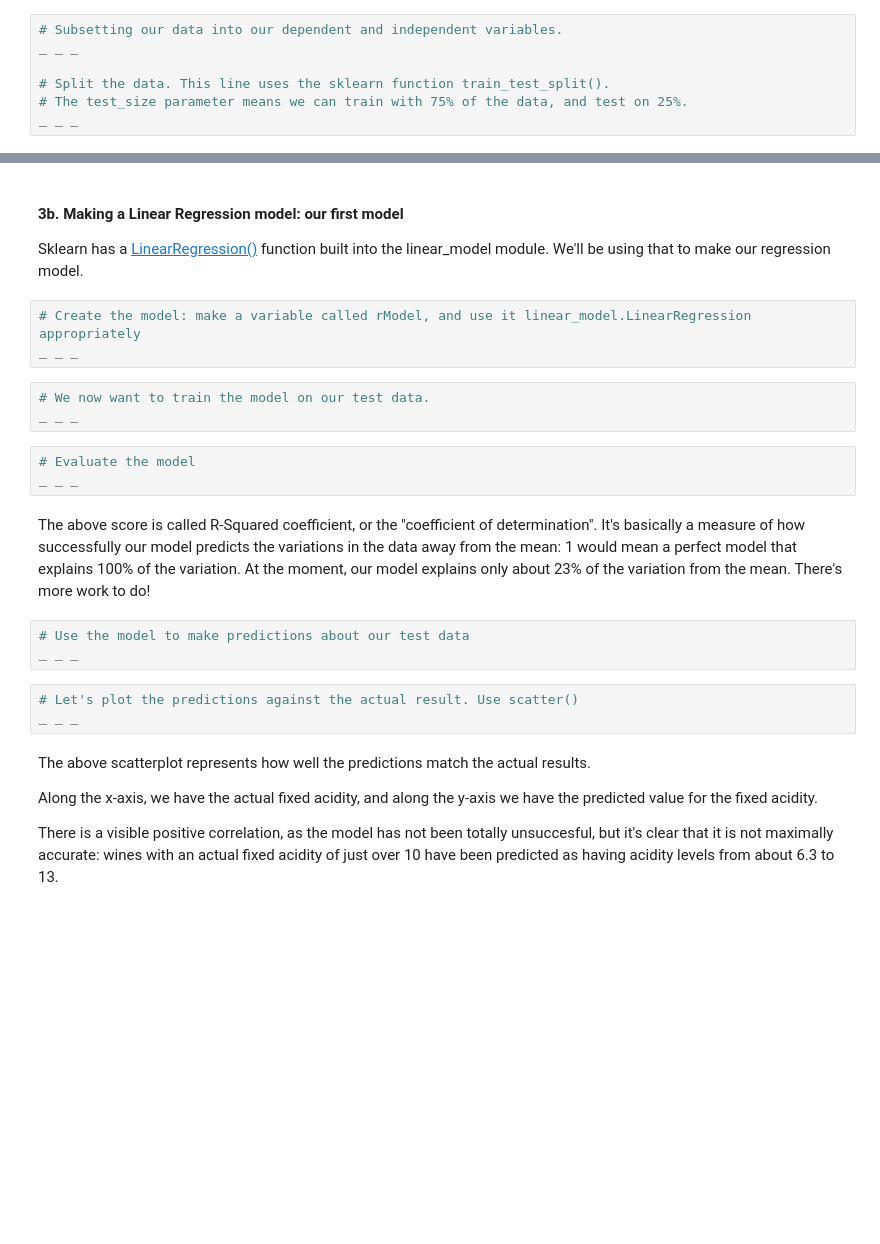
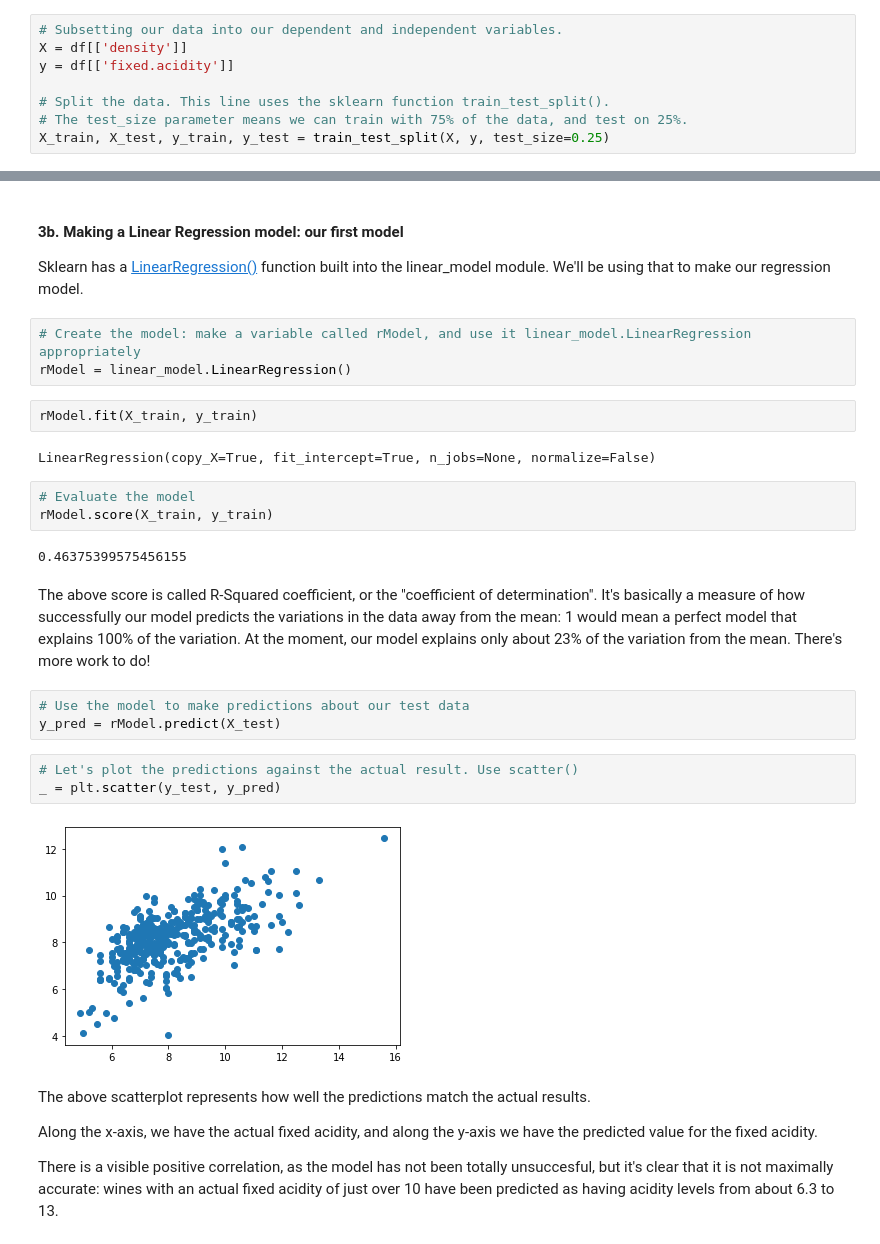
Before and after one commit to Dylan-C-Neal/Springboard-Data-Science-Career-Track, a Jupyter notebook: 11.4 Linear Regression Case Study/Springboard Regression Case Study, Unit 8 - the Red Wine Dataset - Tier 3 (1).ipynb, the cells around one changed output, grey strips where cells are left out. Cells and saved outputs as stored; diff of their text form; blank space fills up the shorter version.

```diff
--- a/11.4 Linear Regression Case Study/Springboard Regression Case Study, Unit 8 - the Red Wine Dataset - Tier 3 (1).ipynb
+++ b/11.4 Linear Regression Case Study/Springboard Regression Case Study, Unit 8 - the Red Wine Dataset - Tier 3 (1).ipynb
@@ -263,10 +269,11 @@ To be sure, for our first model, we're only going to focus on two variables: fix
 We'll be using [sklearn](https://scikit-learn.org/stable/modules/generated/sklearn.model_selection.train_test_split.html) here. Don't worry if not all of the syntax makes sense; just follow the rationale for what we're doing.
 # %%
 # Subsetting our data into our dependent and independent variables.
-_ _ _
+X = df[['density']]
+y = df[['fixed.acidity']]
 
 # Split the data. This line uses the sklearn function train_test_split().
 # The test_size parameter means we can train with 75% of the data, and test on 25%.
-_ _ _
+X_train, X_test, y_train, y_test = train_test_split(X, y, test_size=0.25)
 # %%
 # We now want to check the shape of the X train, y_train, X_test and y_test to make sure the proportions are right.
@@ -276,21 +285,26 @@ _ _ _
 Sklearn has a [LinearRegression()](https://scikit-learn.org/stable/modules/generated/sklearn.linear_model.LinearRegression.html) function built into the linear_model module. We'll be using that to make our regression model.
 # %%
 # Create the model: make a variable called rModel, and use it linear_model.LinearRegression appropriately
-_ _ _
+rModel = linear_model.LinearRegression()
-# %%
-# We now want to train the model on our test data.
-_ _ _
+# %%
+rModel.fit(X_train, y_train)
+# %% [output]
+LinearRegression(copy_X=True, fit_intercept=True, n_jobs=None, normalize=False)
 # %%
 # Evaluate the model
-_ _ _
+rModel.score(X_train, y_train)
+# %% [output]
+0.46375399575456155
 # %% [markdown]
 The above score is called R-Squared coefficient, or the "coefficient of determination". It's basically a measure of how successfully our model predicts the variations in the data away from the mean: 1 would mean a perfect model that explains 100% of the variation. At the moment, our model explains only about 23% of the variation from the mean. There's more work to do!
 # %%
 # Use the model to make predictions about our test data
-_ _ _
+y_pred = rModel.predict(X_test)
 # %%
 # Let's plot the predictions against the actual result. Use scatter()
-_ _ _
+_ = plt.scatter(y_test, y_pred)
+# %% [output]
+[figure, added]
 # %% [markdown]
 The above scatterplot represents how well the predictions match the actual results.
 
```
Also changed, not shown: parts of 3 cells of this notebook.
